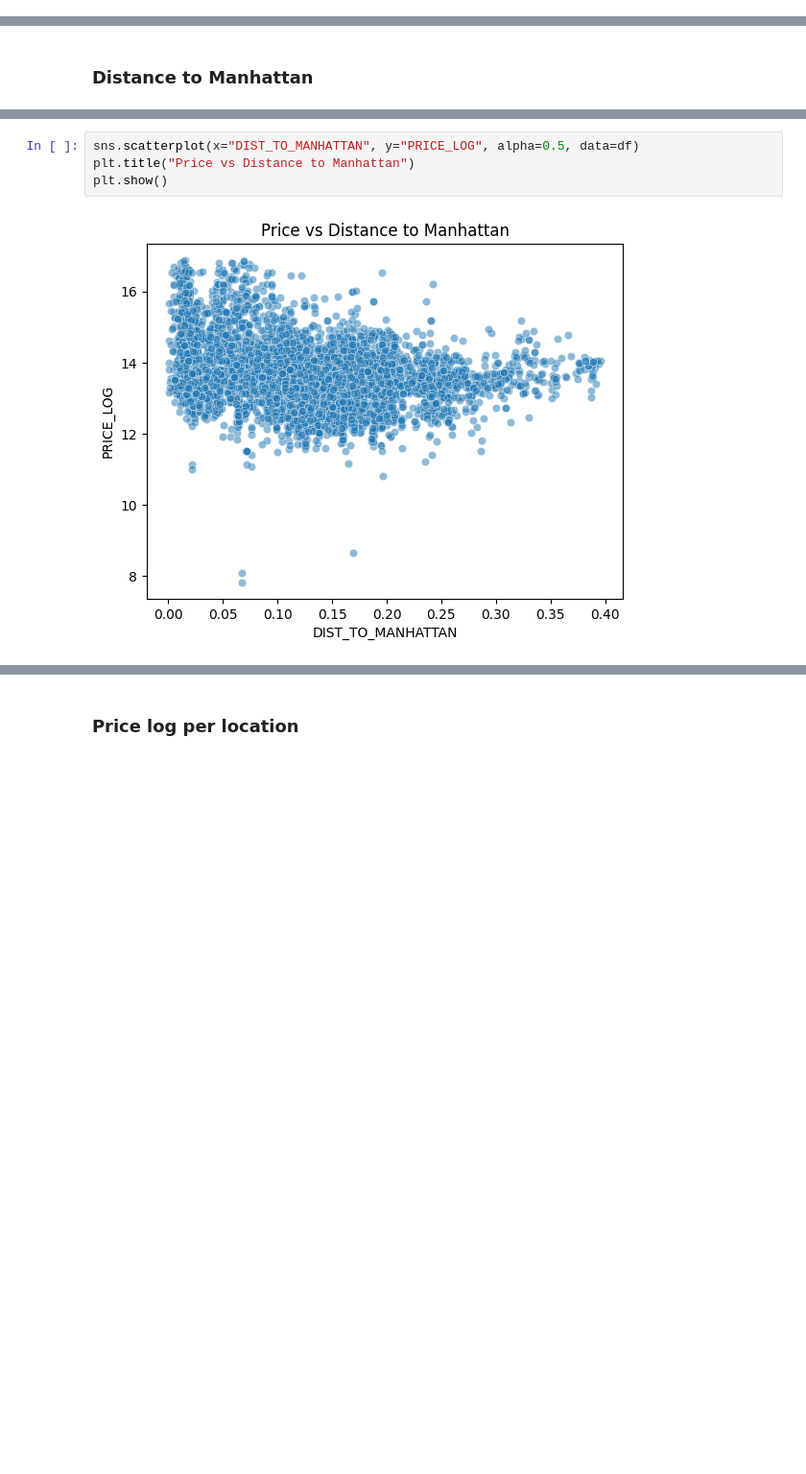
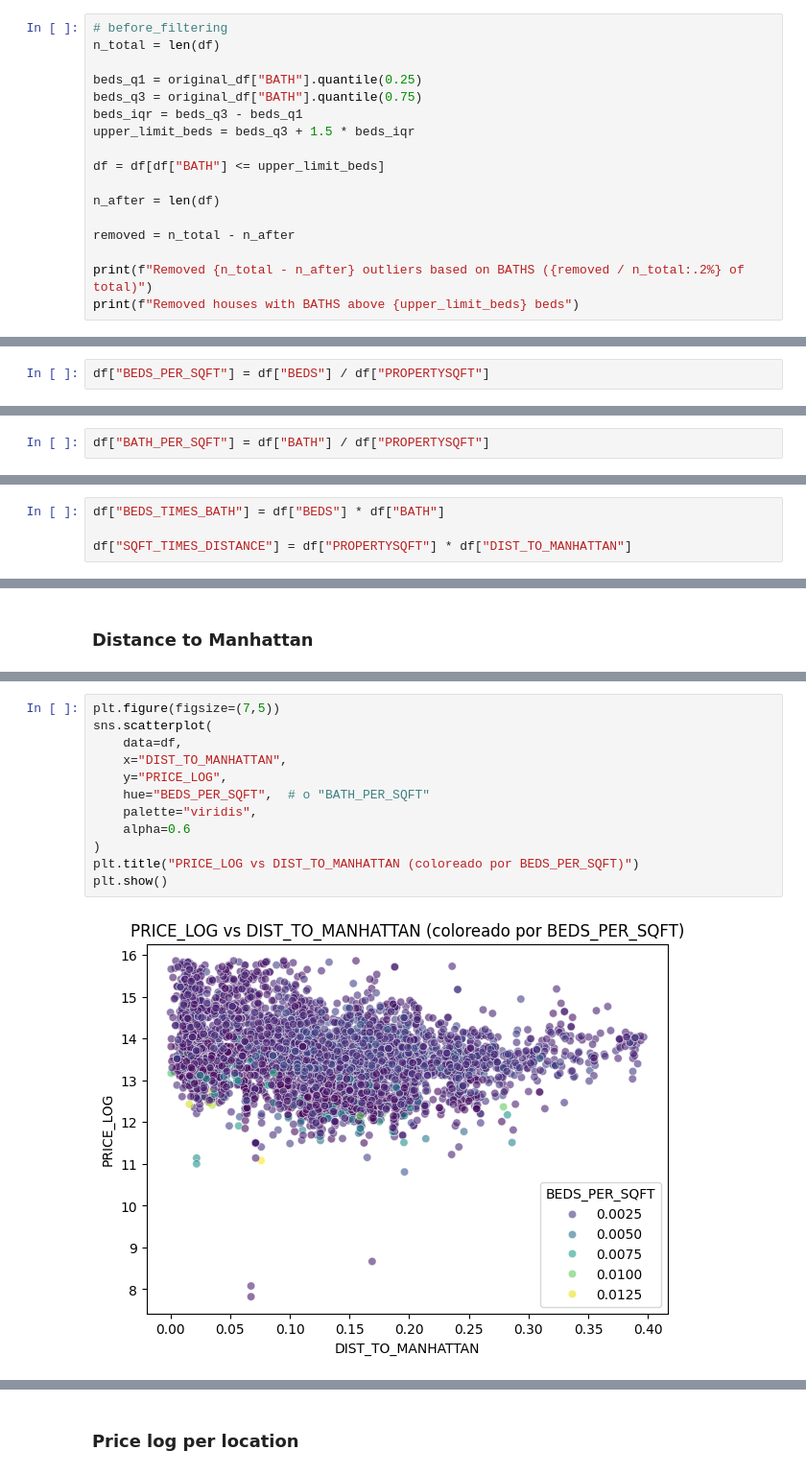
Before and after one commit to Presmanes3/ML_Pipeline, a Jupyter notebook: notebooks/01_data_exploration.ipynb, the cells around one changed output, grey strips where cells are left out. Shown at 96% size. Saved outputs shown, nothing was run; the diff lists cells and outputs as text; blank space fills up the shorter version.

Commit message:
Improved data explorationg adding
- Beds / sqft
- baths / sqft
- Limiting more model's domain

```diff
--- a/notebooks/01_data_exploration.ipynb
+++ b/notebooks/01_data_exploration.ipynb
@@ -187,0 +266,17 @@ Removed 82 properties (1.73% from total)
+# %%
+# before_filtering
+n_total = len(df)
+
+beds_q1 = original_df["BATH"].quantile(0.25)
+beds_q3 = original_df["BATH"].quantile(0.75)
+beds_iqr = beds_q3 - beds_q1
+upper_limit_beds = beds_q3 + 1.5 * beds_iqr
+
+df = df[df["BATH"] <= upper_limit_beds]
+
+n_after = len(df)
+
+removed = n_total - n_after
+
+print(f"Removed {n_total - n_after} outliers based on BATHS ({removed / n_total:.2%} of total)")
+print(f"Removed houses with BATHS above {upper_limit_beds} beds")
@@ -239,0 +401,2 @@ df["PRICE_PER_SQFT"] = df["PRICE"] / df["PROPERTYSQFT"]
+# %%
+df["BEDS_PER_SQFT"] = df["BEDS"] / df["PROPERTYSQFT"]
@@ -239,0 +433,2 @@ df["PRICE_PER_SQFT"] = df["PRICE"] / df["PROPERTYSQFT"]
+# %%
+df["BATH_PER_SQFT"] = df["BATH"] / df["PROPERTYSQFT"]
@@ -275,3 +520,7 @@ Name: count, dtype: int64
+# %%
+df["BEDS_TIMES_BATH"] = df["BEDS"] * df["BATH"]
+
+df["SQFT_TIMES_DISTANCE"] = df["PROPERTYSQFT"] * df["DIST_TO_MANHATTAN"]
 # %% [markdown]
 ## Plotting
 # %% [markdown]
@@ -305,6 +554,14 @@ plt.show()
 # %%
-sns.scatterplot(x="DIST_TO_MANHATTAN", y="PRICE_LOG", alpha=0.5, data=df)
-plt.title("Price vs Distance to Manhattan")
+plt.figure(figsize=(7,5))
+sns.scatterplot(
+    data=df,
+    x="DIST_TO_MANHATTAN",
+    y="PRICE_LOG",
+    hue="BEDS_PER_SQFT",  # o "BATH_PER_SQFT"
+    palette="viridis",
+    alpha=0.6
+)
+plt.title("PRICE_LOG vs DIST_TO_MANHATTAN (coloreado por BEDS_PER_SQFT)")
 plt.show()
 # %% [output]
-[figure, old version]
+[figure, new version]
```
Also changed, not shown: parts of 49 cells of this notebook.
